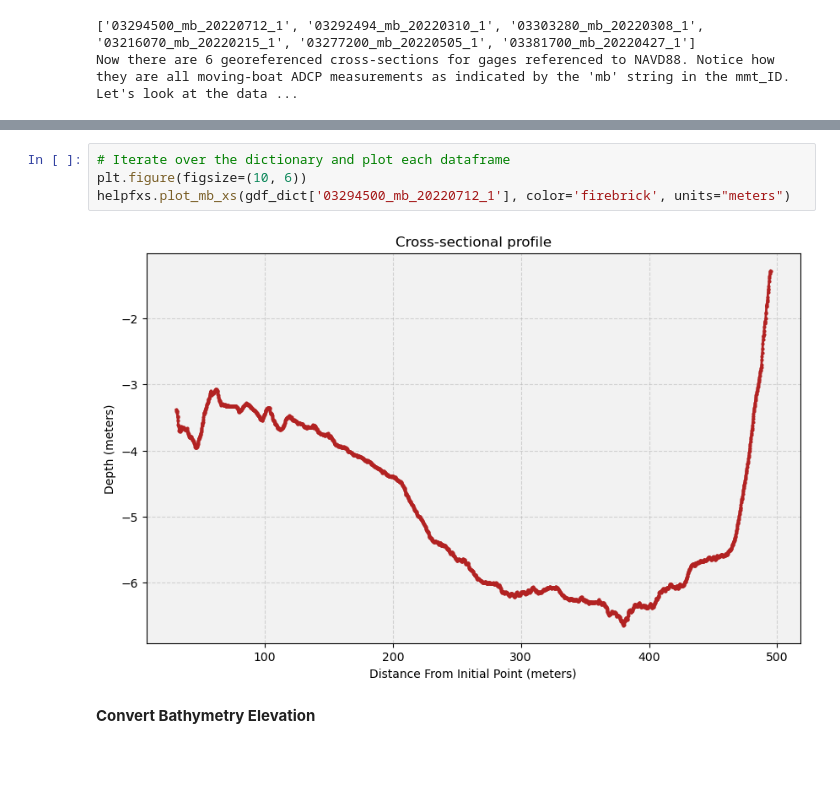
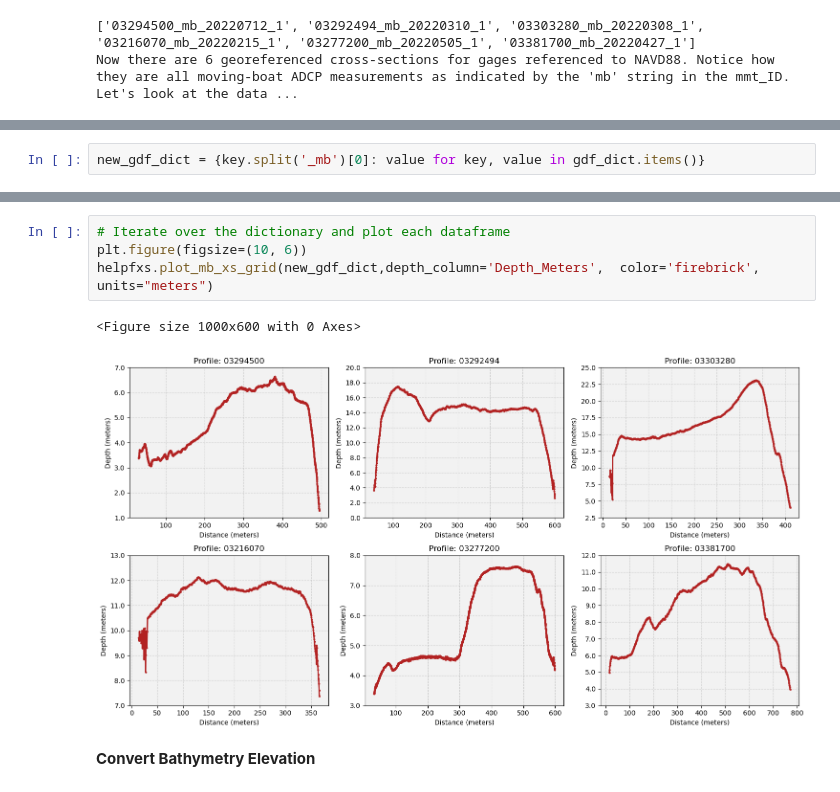
Before and after one commit to jdavecas/Hipsometric-curves, a Jupyter notebook: Bathymetry_trans.ipynb, the cells around one changed output, grey strips where cells are left out. Drawn from its saved outputs; the diff is of its cells as text; blank space fills up the shorter version.

Commit message:
Plots, EGM2008 transformations done

```diff
--- a/Bathymetry_trans.ipynb
+++ b/Bathymetry_trans.ipynb
@@ -204,0 +187,2 @@ print(gdf_dict['03294500_mb_20220712_1'])
+# %%
+new_gdf_dict = {key.split('_mb')[0]: value for key, value in gdf_dict.items()}
@@ -216,8 +222,9 @@ helpfxs.plot_gpkg(gdf_dict['03294500_mb_20220712_1'],
 # %%
 # Iterate over the dictionary and plot each dataframe
 plt.figure(figsize=(10, 6))
-helpfxs.plot_mb_xs(gdf_dict['03294500_mb_20220712_1'], color='firebrick', units="meters")
+helpfxs.plot_mb_xs_grid(new_gdf_dict,depth_column='Depth_Meters',  color='firebrick', units="meters")
 # %% [output]
+<Figure size 1000x600 with 0 Axes>
-[figure, old version]
+[figure, new version]
 # %% [markdown]
 **Convert Bathymetry Elevation**
```
Also changed, not shown: parts of 17 cells of this notebook, 1 other file.
